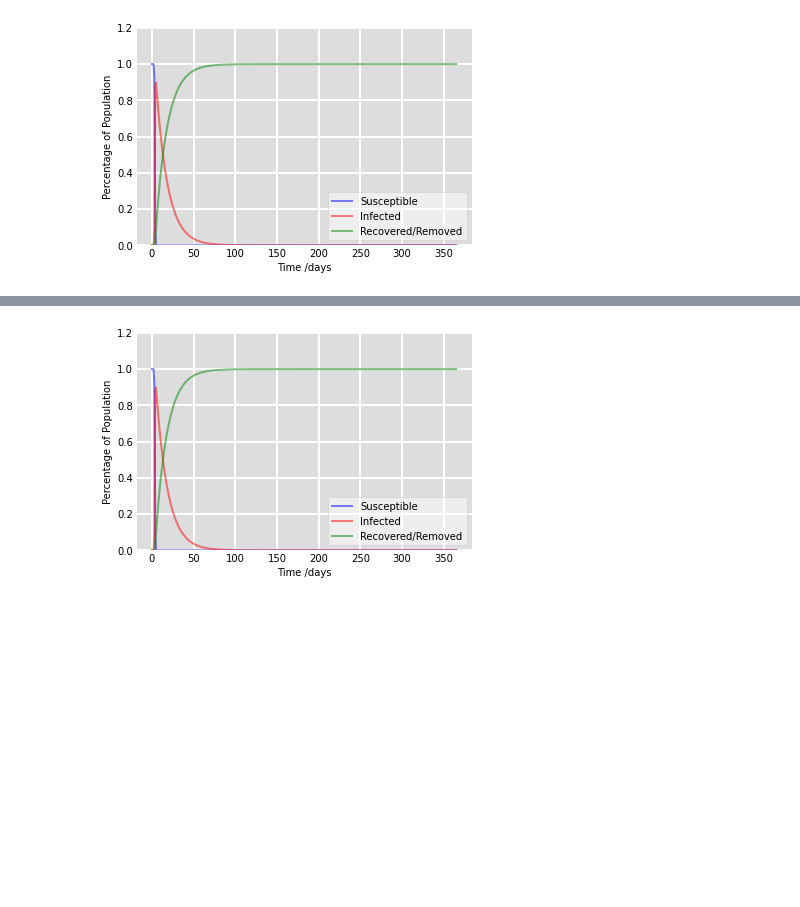
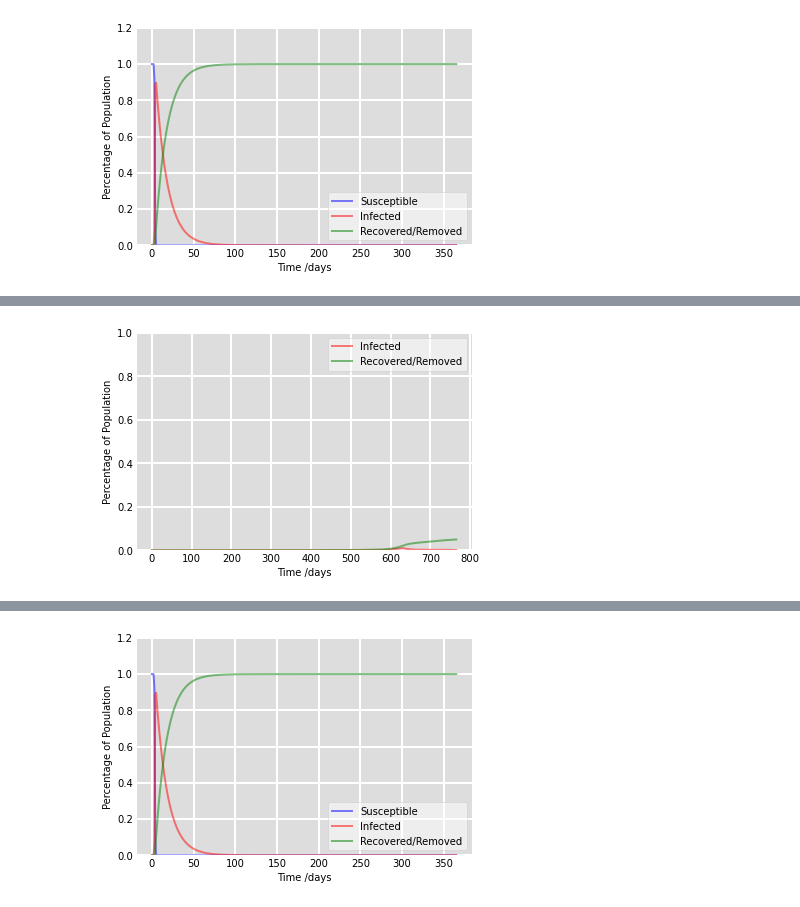
Before and after one commit to cywujeremy/dabp-pandemic-simulation, a Jupyter notebook: nbs/SIR_param_estimation.ipynb, the cells around one changed output, grey strips where cells are left out. Drawn from its saved outputs; the diff is of its cells as text; code cells hidden in the pictures; blank space fills up the shorter version.

Commit message:
Real data implementation

```diff
--- a/nbs/SIR_param_estimation.ipynb
+++ b/nbs/SIR_param_estimation.ipynb
@@ -141,0 +147,10 @@ optimzer = optimize.minimize(loss_func, est_R_0, args=(I_syn,))
+# %%
+N_NJ = 9288994
+N_NY = 20201249
+N_CA = 39538223
+N_IL = 12812508
+N_PA = 13002700
+
+with open("NJ.txt") as f:
+    string_NJ = f.readline()
+NJ_data = np.array(string_NJ.split(",")).astype("float")/N_NJ
@@ -149,0 +184,54 @@ array([4.99999999e+00, 1.64165348e+01, 8.05446209e+02, 2.02891914e+02,
+# %%
+gamma = 1./14
+state = "NJ"
+
+N_dict = {
+    "NJ": 9288994,
+    "NY": 20201249,
+    "CA": 39538223,
+    "IL": 12812508,
+    "PA": 13002700
+}
+
+N = N_dict[state]
+I0, R0 = 20, 0
+S0 = N - I0 - R0
+y0 = S0, I0, R0
+est_R_0 = np.abs(est_R_0)
+
+def random_beta(t):
+    idx = int(t//30)
+    idx = 25 if idx > 25 else idx
+    idx = 0 if idx < 0  else idx
+
+    return est_R_0[idx] * gamma
+
+def deriv_dynamic(y, t, N, beta, gamma):
+    S, I, R = y
+    dSdt = - beta(t) * S * I / N
+    dIdt = beta(t) * S * I / N - gamma * I
+    dRdt = gamma * I
+    return dSdt, dIdt, dRdt
+
+ret = odeint(deriv_dynamic, y0, t_set, args=(N, random_beta, gamma))
+S, I, R = ret.T
+
+
+fig = plt.figure(facecolor='w')
+ax = fig.add_subplot(111, facecolor='#dddddd', axisbelow=True)
+# ax.plot(t_set, S/N_NJ, 'b', alpha=0.5, lw=2, label='Susceptible')
+ax.plot(t_set, I/N_NJ, 'r', alpha=0.5, lw=2, label='Infected')
+ax.plot(t_set, R/N_NJ, 'g', alpha=0.5, lw=2, label='Recovered/Removed')
+ax.set_xlabel('Time /days')
+ax.set_ylabel('Percentage of Population')
+ax.set_ylim(0,1)
+ax.yaxis.set_tick_params(length=0)
+ax.xaxis.set_tick_params(length=0)
+ax.grid(b=True, which='major', c='w', lw=2, ls='-')
+legend = ax.legend()
+legend.get_frame().set_alpha(0.5)
+for spine in ('top', 'right', 'bottom', 'left'):
+    ax.spines[spine].set_visible(False)
+plt.show()
+# %% [output]
+[figure, added]
```
Also changed, not shown: parts of 11 cells of this notebook, 6 other files.
